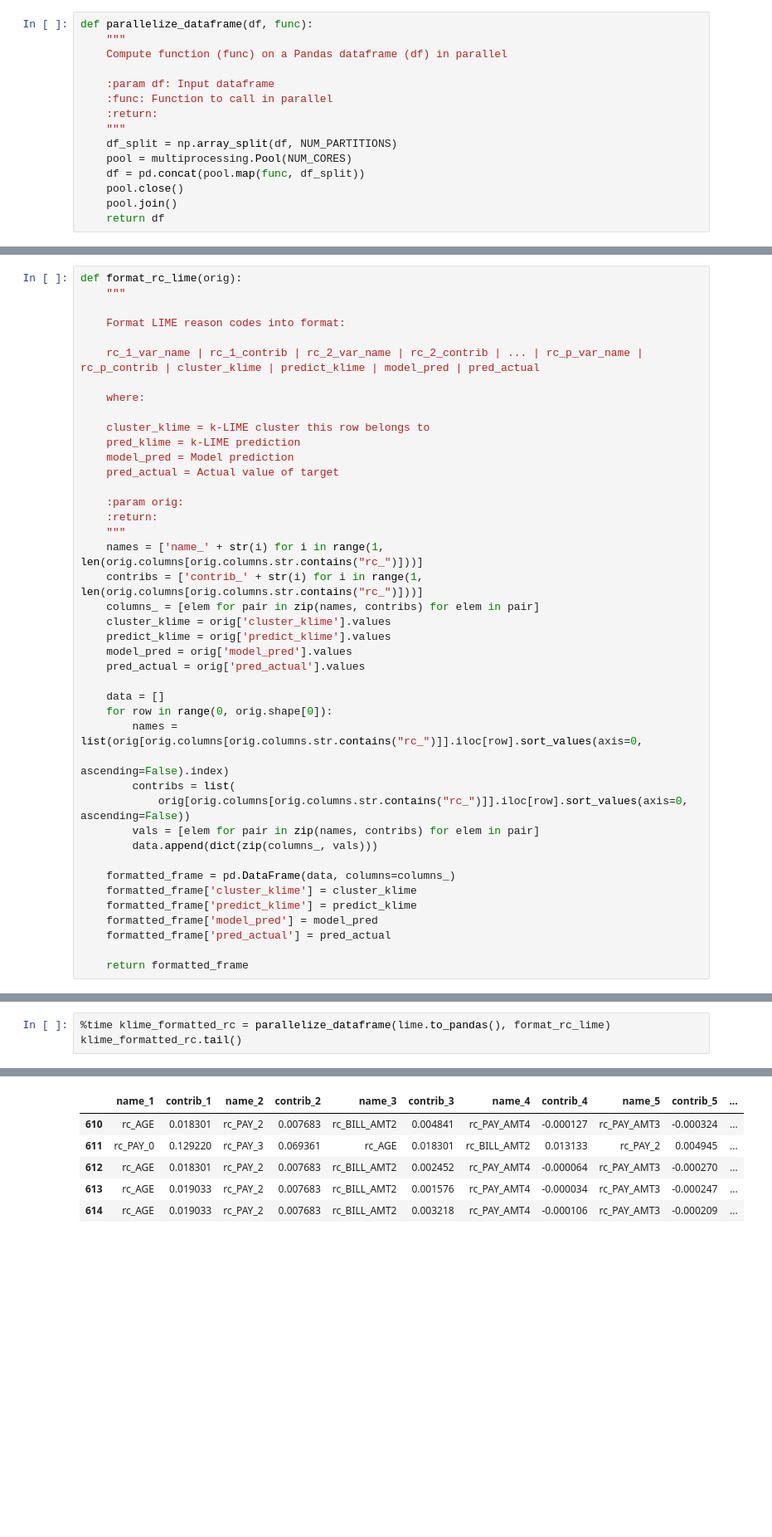
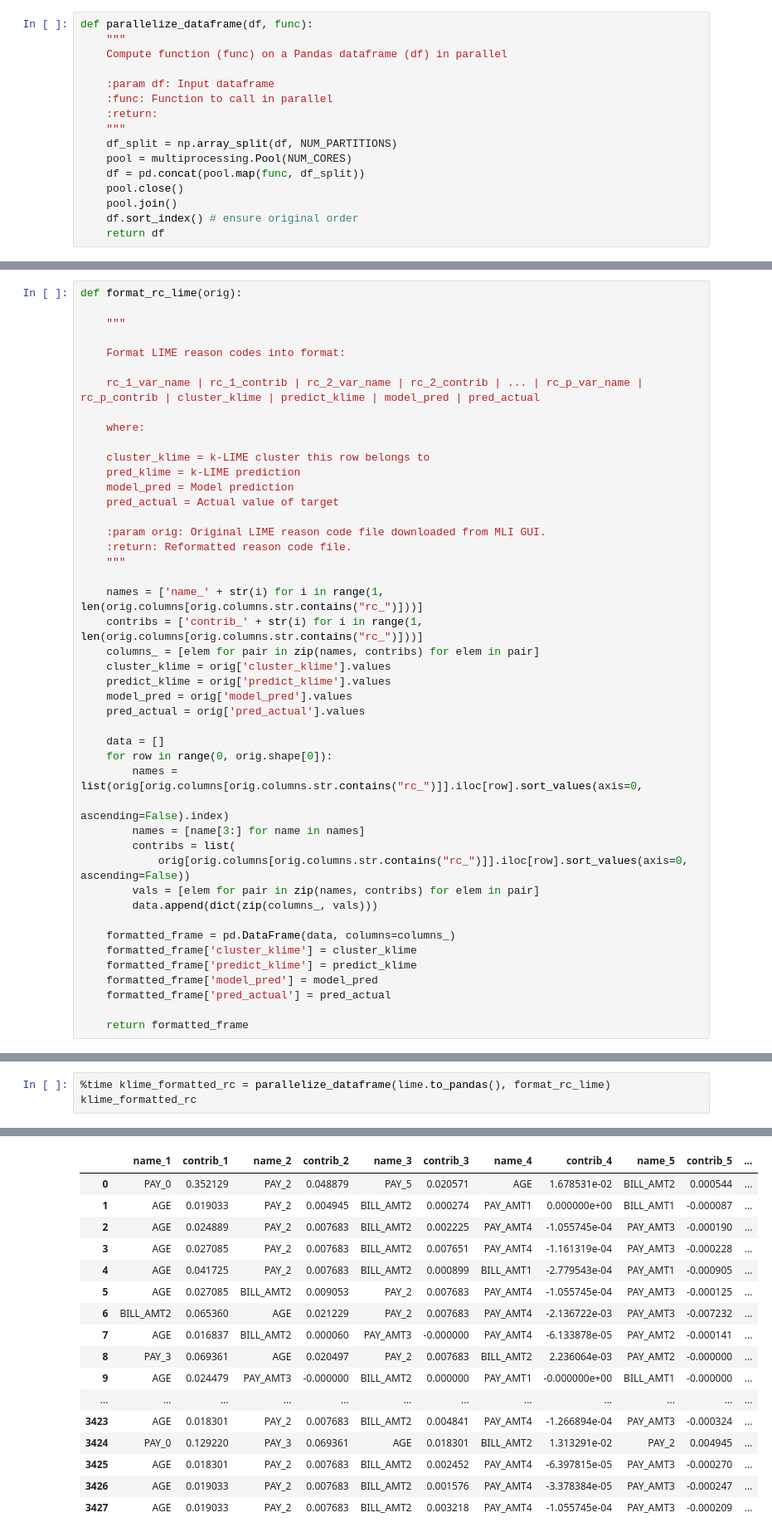
Before and after one commit to h2oai/driverlessai-tutorials, a Jupyter notebook: interpretable_ml/FormatReasonCodes.ipynb, the cells around one changed output, grey strips where cells are left out. Shown at 83% size. Saved outputs shown, nothing was run; the diff lists cells and outputs as text; blank space fills up the shorter version.

```diff
--- a/interpretable_ml/FormatReasonCodes.ipynb
+++ b/interpretable_ml/FormatReasonCodes.ipynb
@@ -42,4 +46,5 @@ def parallelize_dataframe(df, func):
     df = pd.concat(pool.map(func, df_split))
     pool.close()
     pool.join()
+    df.sort_index() # ensure original order
     return df
@@ -122,5 +160,6 @@ lime.head()
 # %%
 def format_rc_lime(orig):
+
     """
 
     Format LIME reason codes into format:
@@ -134,9 +173,10 @@ def format_rc_lime(orig):
     model_pred = Model prediction
     pred_actual = Actual value of target
 
-    :param orig:
-    :return:
+    :param orig: Original LIME reason code file downloaded from MLI GUI.
+    :return: Reformatted reason code file.
     """
+
     names = ['name_' + str(i) for i in range(1, len(orig.columns[orig.columns.str.contains("rc_")]))]
     contribs = ['contrib_' + str(i) for i in range(1, len(orig.columns[orig.columns.str.contains("rc_")]))]
     columns_ = [elem for pair in zip(names, contribs) for elem in pair]
@@ -149,6 +189,7 @@ def format_rc_lime(orig):
     for row in range(0, orig.shape[0]):
         names = list(orig[orig.columns[orig.columns.str.contains("rc_")]].iloc[row].sort_values(axis=0,
                                                                                                      ascending=False).index)
+        names = [name[3:] for name in names]
         contribs = list(
             orig[orig.columns[orig.columns.str.contains("rc_")]].iloc[row].sort_values(axis=0, ascending=False))
         vals = [elem for pair in zip(names, contribs) for elem in pair]
@@ -164,4 +207,4 @@ def format_rc_lime(orig):
 # %%
 %time klime_formatted_rc = parallelize_dataframe(lime.to_pandas(), format_rc_lime)
-klime_formatted_rc.tail()
+klime_formatted_rc
 # %% [output]
@@ -170,6 +213,17 @@ Wall time: 3.68 s
 |  | name_1 | contrib_1 | name_2 | contrib_2 | name_3 | contrib_3 | name_4 | contrib_4 | name_5 | contrib_5 | ... |
-| 610 | rc_AGE | 0.018301 | rc_PAY_2 | 0.007683 | rc_BILL_AMT2 | 0.004841 | rc_PAY_AMT4 | -0.000127 | rc_PAY_AMT3 | -0.000324 | ... |
-| 611 | rc_PAY_0 | 0.129220 | rc_PAY_3 | 0.069361 | rc_AGE | 0.018301 | rc_BILL_AMT2 | 0.013133 | rc_PAY_2 | 0.004945 | ... |
-| 612 | rc_AGE | 0.018301 | rc_PAY_2 | 0.007683 | rc_BILL_AMT2 | 0.002452 | rc_PAY_AMT4 | -0.000064 | rc_PAY_AMT3 | -0.000270 | ... |
-| 613 | rc_AGE | 0.019033 | rc_PAY_2 | 0.007683 | rc_BILL_AMT2 | 0.001576 | rc_PAY_AMT4 | -0.000034 | rc_PAY_AMT3 | -0.000247 | ... |
-| 614 | rc_AGE | 0.019033 | rc_PAY_2 | 0.007683 | rc_BILL_AMT2 | 0.003218 | rc_PAY_AMT4 | -0.000106 | rc_PAY_AMT3 | -0.000209 | ... |
+| 0 | PAY_0 | 0.352129 | PAY_2 | 0.048879 | PAY_5 | 0.020571 | AGE | 1.678531e-02 | BILL_AMT2 | 0.000544 | ... |
+| 1 | AGE | 0.019033 | PAY_2 | 0.004945 | BILL_AMT2 | 0.000274 | PAY_AMT1 | 0.000000e+00 | BILL_AMT1 | -0.000087 | ... |
+| 2 | AGE | 0.024889 | PAY_2 | 0.007683 | BILL_AMT2 | 0.002225 | PAY_AMT4 | -1.055745e-04 | PAY_AMT3 | -0.000190 | ... |
+| 3 | AGE | 0.027085 | PAY_2 | 0.007683 | BILL_AMT2 | 0.007651 | PAY_AMT4 | -1.161319e-04 | PAY_AMT3 | -0.000228 | ... |
+| 4 | AGE | 0.041725 | PAY_2 | 0.007683 | BILL_AMT2 | 0.000899 | BILL_AMT1 | -2.779543e-04 | PAY_AMT1 | -0.000905 | ... |
+| 5 | AGE | 0.027085 | BILL_AMT2 | 0.009053 | PAY_2 | 0.007683 | PAY_AMT4 | -1.055745e-04 | PAY_AMT3 | -0.000125 | ... |
+| 6 | BILL_AMT2 | 0.065360 | AGE | 0.021229 | PAY_2 | 0.007683 | PAY_AMT4 | -2.136722e-03 | PAY_AMT3 | -0.007232 | ... |
+| 7 | AGE | 0.016837 | BILL_AMT2 | 0.000060 | PAY_AMT3 | -0.000000 | PAY_AMT4 | -6.133878e-05 | PAY_AMT2 | -0.000141 | ... |
+| 8 | PAY_3 | 0.069361 | AGE | 0.020497 | PAY_2 | 0.007683 | BILL_AMT2 | 2.236064e-03 | PAY_AMT2 | -0.000000 | ... |
+| 9 | AGE | 0.024479 | PAY_AMT3 | -0.000000 | BILL_AMT2 | 0.000000 | PAY_AMT1 | -0.000000e+00 | BILL_AMT1 | -0.000000 | ... |
+| ... | ... | ... | ... | ... | ... | ... | ... | ... | ... | ... | ... |
+| 3423 | AGE | 0.018301 | PAY_2 | 0.007683 | BILL_AMT2 | 0.004841 | PAY_AMT4 | -1.266894e-04 | PAY_AMT3 | -0.000324 | ... |
+| 3424 | PAY_0 | 0.129220 | PAY_3 | 0.069361 | AGE | 0.018301 | BILL_AMT2 | 1.313291e-02 | PAY_2 | 0.004945 | ... |
+| 3425 | AGE | 0.018301 | PAY_2 | 0.007683 | BILL_AMT2 | 0.002452 | PAY_AMT4 | -6.397815e-05 | PAY_AMT3 | -0.000270 | ... |
+| 3426 | AGE | 0.019033 | PAY_2 | 0.007683 | BILL_AMT2 | 0.001576 | PAY_AMT4 | -3.378384e-05 | PAY_AMT3 | -0.000247 | ... |
+| 3427 | AGE | 0.019033 | PAY_2 | 0.007683 | BILL_AMT2 | 0.003218 | PAY_AMT4 | -1.055745e-04 | PAY_AMT3 | -0.000209 | ... |
```
Also changed, not shown: parts of 14 cells of this notebook.
